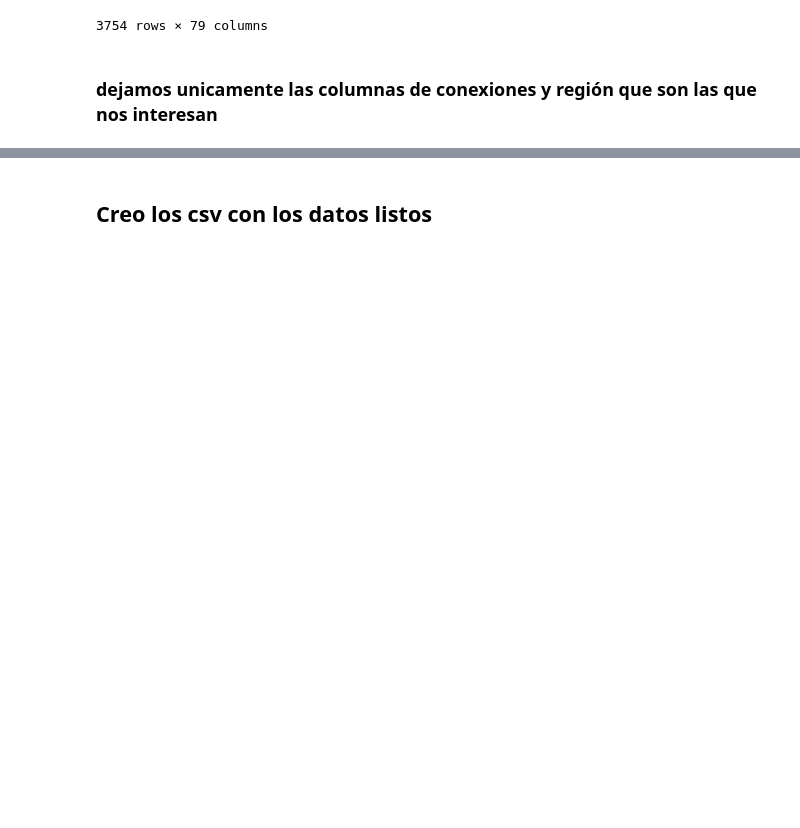
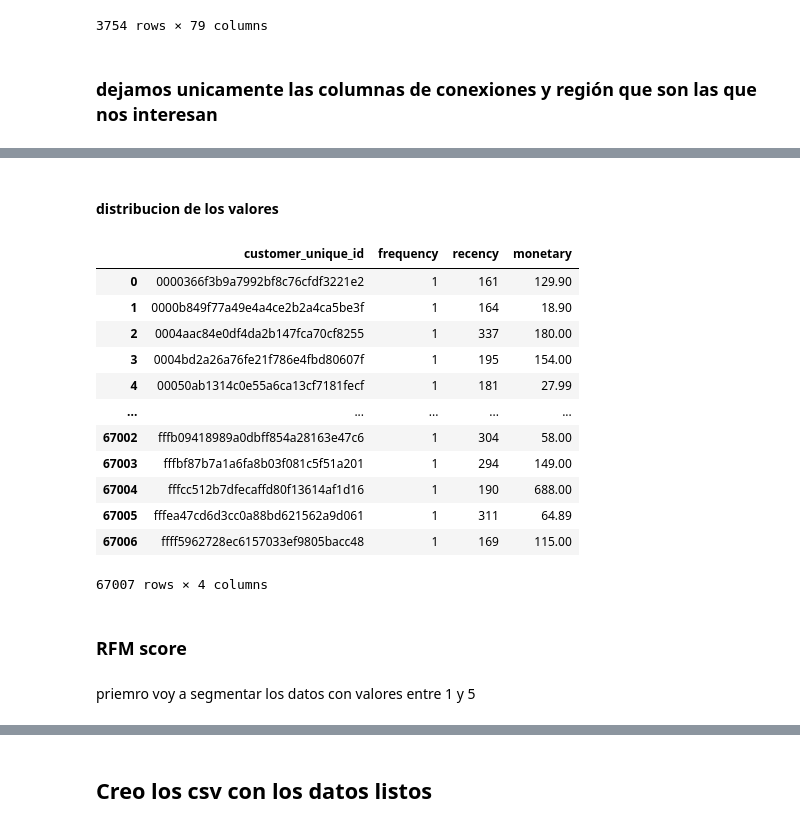
Before and after one commit to damul90/PF_data05, a Jupyter notebook: ETL_EDA.ipynb, the cells around one changed output, grey strips where cells are left out. Drawn from its saved outputs; the diff is of its cells as text; code cells hidden in the pictures; blank space fills up the shorter version.

Commit message:
actualización de ETL

```diff
--- a/ETL_EDA.ipynb
+++ b/ETL_EDA.ipynb
@@ -1221,0 +1233,11 @@ conectividad_X_Estado = conectividad_X_Estado[1:]
+# %%
+#primero establezco el dia actual como la fecha de la ultima order que figure en la tabla orders y le sumare un dia
+current_date = orders['order_purchase_timestamp'].max() + dt.timedelta(days = 1)
+
+orders_X_customers = pd.merge(orders,customers, on = 'customer_id')
+# elimino los que tengan su ultima compra hace mas de un año
+orders_X_customers = orders_X_customers[(current_date - orders_X_customers['order_purchase_timestamp']) < np.timedelta64(365, 'D')]
+recency = orders_X_customers.groupby('customer_unique_id',as_index=False)['order_purchase_timestamp'].max()
+recency['recency'] = recency['order_purchase_timestamp'].apply(lambda x : (current_date-x).days)
+recency.drop(columns='order_purchase_timestamp',inplace = True)
+recency
@@ -1221,0 +1260,5 @@ conectividad_X_Estado = conectividad_X_Estado[1:]
+# %%
+frequency = orders_X_customers[['customer_unique_id']]
+frequency =frequency.groupby('customer_unique_id', as_index=False).size()
+frequency.rename(columns={'size': 'frequency'},inplace=True)
+frequency.sort_values('frequency')
@@ -1221,0 +1281,5 @@ conectividad_X_Estado = conectividad_X_Estado[1:]
+# %%
+monetary = pd.merge(orders_X_customers,order_items, on = 'order_id')
+monetary = monetary.groupby('customer_unique_id', as_index=False)['price'].sum()
+monetary.rename(columns={'price': 'monetary'},inplace=True)
+monetary
@@ -1221,0 +1300,24 @@ conectividad_X_Estado = conectividad_X_Estado[1:]
+# %% [markdown]
+#### distribucion de los valores
+# %%
+best_customers = pd.merge(frequency,recency, on='customer_unique_id')
+best_customers = pd.merge(best_customers,monetary, on='customer_unique_id')
+best_customers
+# %% [output]
+|  | customer_unique_id | frequency | recency | monetary |
+| 0 | 0000366f3b9a7992bf8c76cfdf3221e2 | 1 | 161 | 129.90 |
+| 1 | 0000b849f77a49e4a4ce2b2a4ca5be3f | 1 | 164 | 18.90 |
+| 2 | 0004aac84e0df4da2b147fca70cf8255 | 1 | 337 | 180.00 |
+| 3 | 0004bd2a26a76fe21f786e4fbd80607f | 1 | 195 | 154.00 |
+| 4 | 00050ab1314c0e55a6ca13cf7181fecf | 1 | 181 | 27.99 |
+| ... | ... | ... | ... | ... |
+| 67002 | fffb09418989a0dbff854a28163e47c6 | 1 | 304 | 58.00 |
+| 67003 | fffbf87b7a1a6fa8b03f081c5f51a201 | 1 | 294 | 149.00 |
+| 67004 | fffcc512b7dfecaffd80f13614af1d16 | 1 | 190 | 688.00 |
+| 67005 | fffea47cd6d3cc0a88bd621562a9d061 | 1 | 311 | 64.89 |
+| 67006 | ffff5962728ec6157033ef9805bacc48 | 1 | 169 | 115.00 |
+67007 rows × 4 columns
+# %% [markdown]
+### RFM score
+# %% [markdown]
+priemro voy a segmentar los datos con valores entre 1 y 5
```
Also changed, not shown: parts of 19 cells of this notebook.
